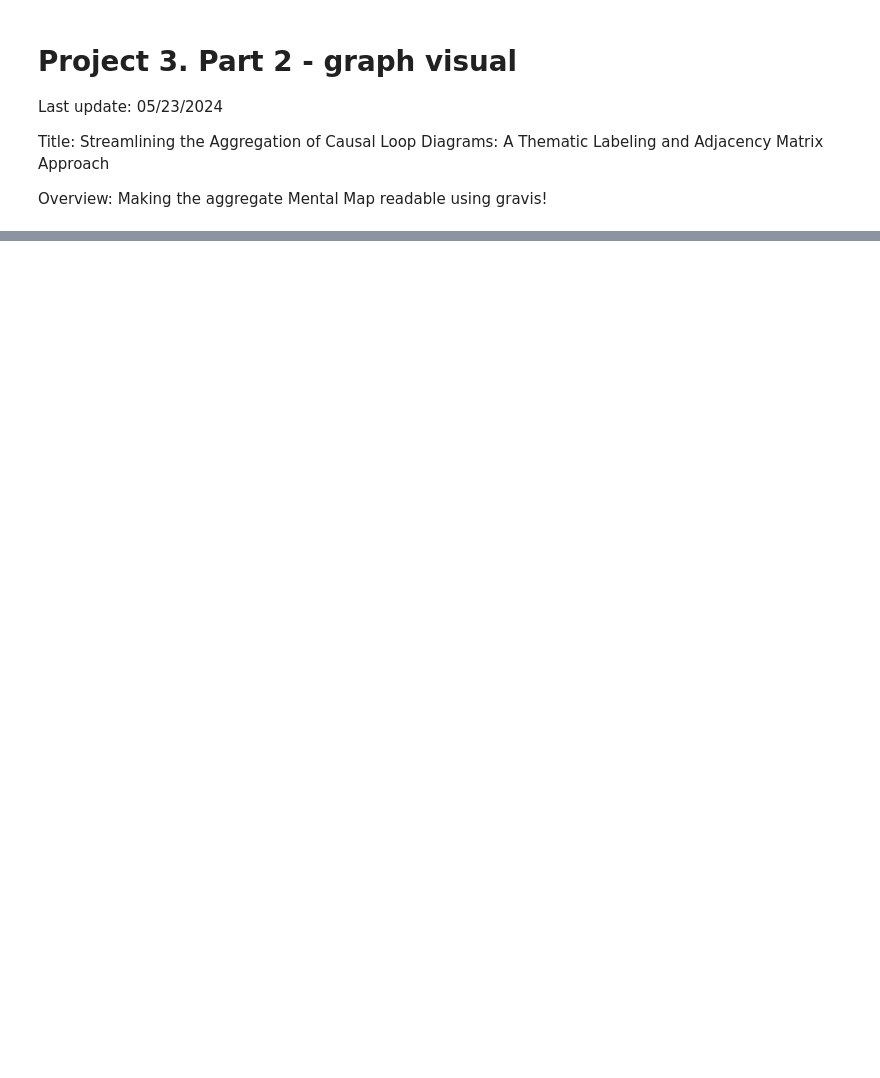
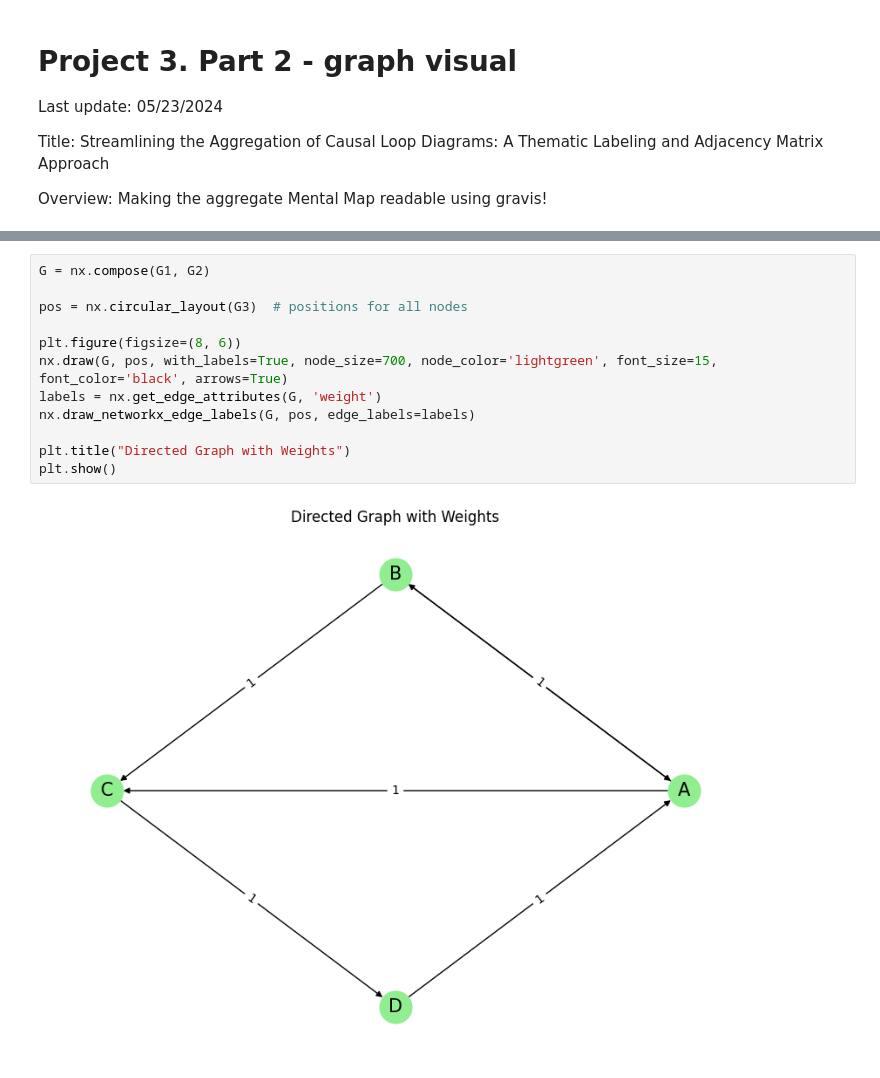
Before and after one commit to georgia-max/MentalMaps_Aggregation, a Jupyter notebook: notebook/graph_visual.ipynb, the cells around one changed output, grey strips where cells are left out. Saved outputs shown, nothing was run; the diff lists cells and outputs as text; blank space fills up the shorter version.

```diff
--- a/notebook/graph_visual.ipynb
+++ b/notebook/graph_visual.ipynb
@@ -56,0 +105,14 @@ gv.d3(G, graph_height=1000)
+# %%
+G = nx.compose(G1, G2)
+
+pos = nx.circular_layout(G3)  # positions for all nodes
+
+plt.figure(figsize=(8, 6))
+nx.draw(G, pos, with_labels=True, node_size=700, node_color='lightgreen', font_size=15, font_color='black', arrows=True)
+labels = nx.get_edge_attributes(G, 'weight')
+nx.draw_networkx_edge_labels(G, pos, edge_labels=labels)
+
+plt.title("Directed Graph with Weights")
+plt.show()
+# %% [output]
+[figure, added]
```
Also changed, not shown: parts of 19 cells of this notebook, 4 other files.
